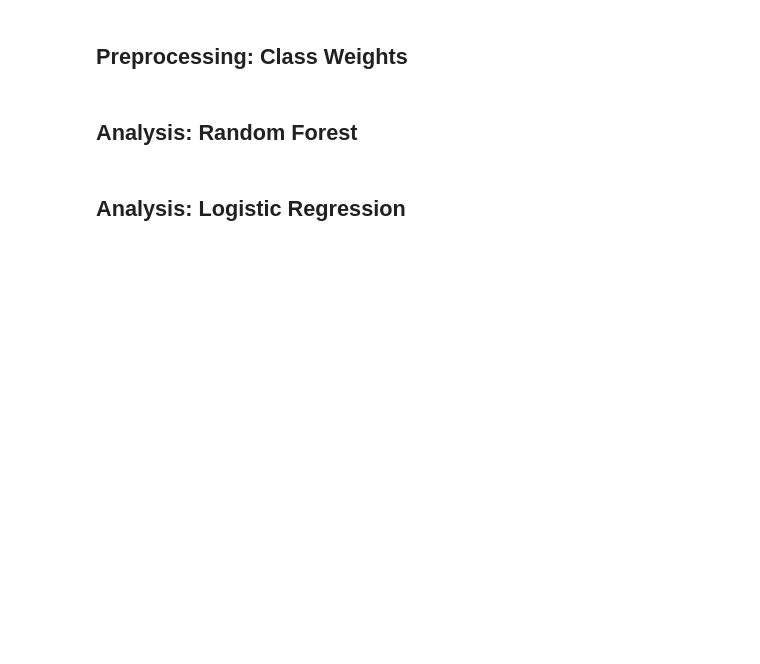
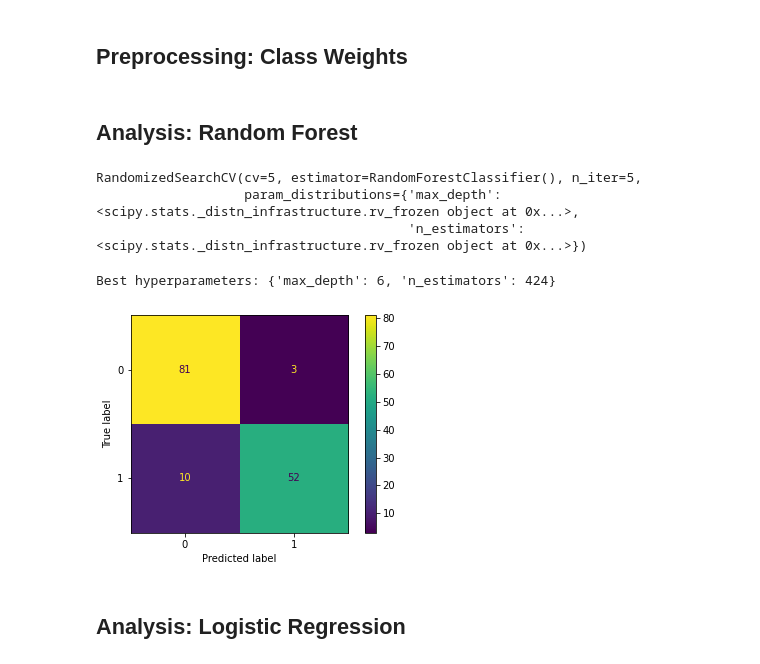
Before and after one commit to brinkbrink/WA_CS_v2, a Jupyter notebook: SchoolAnalysis.ipynb, the cells around one changed output. Saved outputs shown, nothing was run; the diff lists cells and outputs as text; code cells hidden in the pictures; blank space fills up the shorter version.

Commit message:
first try random forest

```diff
--- a/SchoolAnalysis.ipynb
+++ b/SchoolAnalysis.ipynb
@@ -307,0 +316,3 @@ prep_for_tree =
+# %%
+## First version, using all available features without further feature engineering
+df_for_tree = reduced_ospi.loc[:, ('Longitude', 'Latitude','DistrictNumSchools','DistrictSize','DistrictPctLowIncome','DistrictPctBIPOC','CS_Offered','DistrictPctCS','income_binned','size_binned','bipoc_binned')]
@@ -320,6 +340,47 @@ prep_for_tree =
 # class_weights = compute_class_weight('balanced', np.unique(y_train),y_train)
 # %% [markdown]
 ## Analysis: Random Forest
+# %%
+X = df_for_tree.drop(['CS_Offered'], axis = 1)
+y = df_for_tree['CS_Offered']
+X_train, X_test, y_train, y_test = train_test_split(X, y, test_size=0.2)
+# %%
+param_dist = {'n_estimators': randint(50,500),
+              'max_depth': randint(1,20)}
+
+# Create a random forest classifier
+rf = RandomForestClassifier()
+
+# Use random search to find the best hyperparameters
+rand_search = RandomizedSearchCV(rf,
+                                 param_distributions = param_dist,
+                                 n_iter=5,
+                                 cv=5)
+
+# Fit the random search object to the data
+rand_search.fit(X_train, y_train)
+# %% [output]
+RandomizedSearchCV(cv=5, estimator=RandomForestClassifier(), n_iter=5,
+                   param_distributions={'max_depth': <scipy.stats._distn_infrastructure.rv_frozen object at 0x...>,
+                                        'n_estimators': <scipy.stats._distn_infrastructure.rv_frozen object at 0x...>})
+# %%
+# Create a variable for the best model
+best_rf = rand_search.best_estimator_
+
+# Print the best hyperparameters
+print('Best hyperparameters:',  rand_search.best_params_)
+# %% [output]
+Best hyperparameters: {'max_depth': 6, 'n_estimators': 424}
+# %%
+# Generate predictions with the best model
+y_pred = best_rf.predict(X_test)
+
+# Create the confusion matrix
+cm = confusion_matrix(y_test, y_pred)
+
+ConfusionMatrixDisplay(confusion_matrix=cm).plot();
+# %% [output]
+[figure, added]
 # %% [markdown]
 ## Analysis: Logistic Regression
 # %% [markdown]
```
Also changed, not shown: parts of 17 cells of this notebook.
